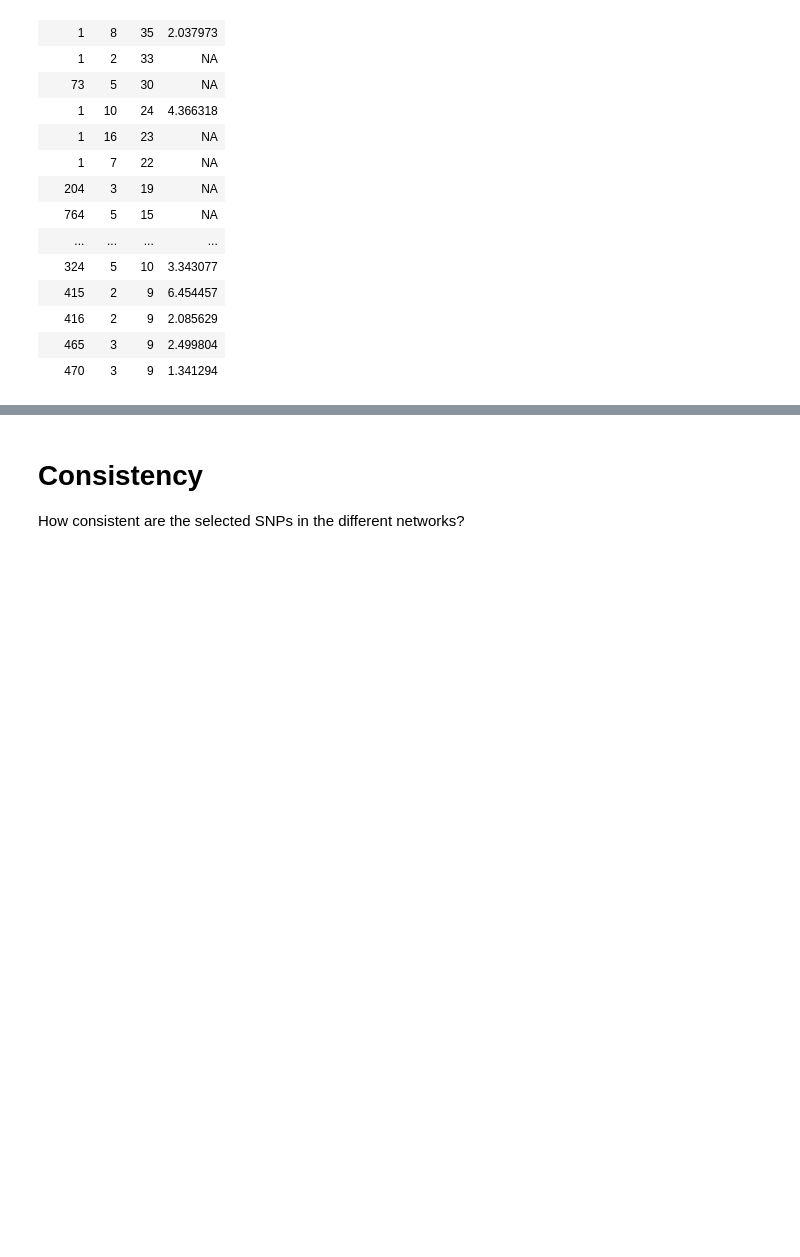
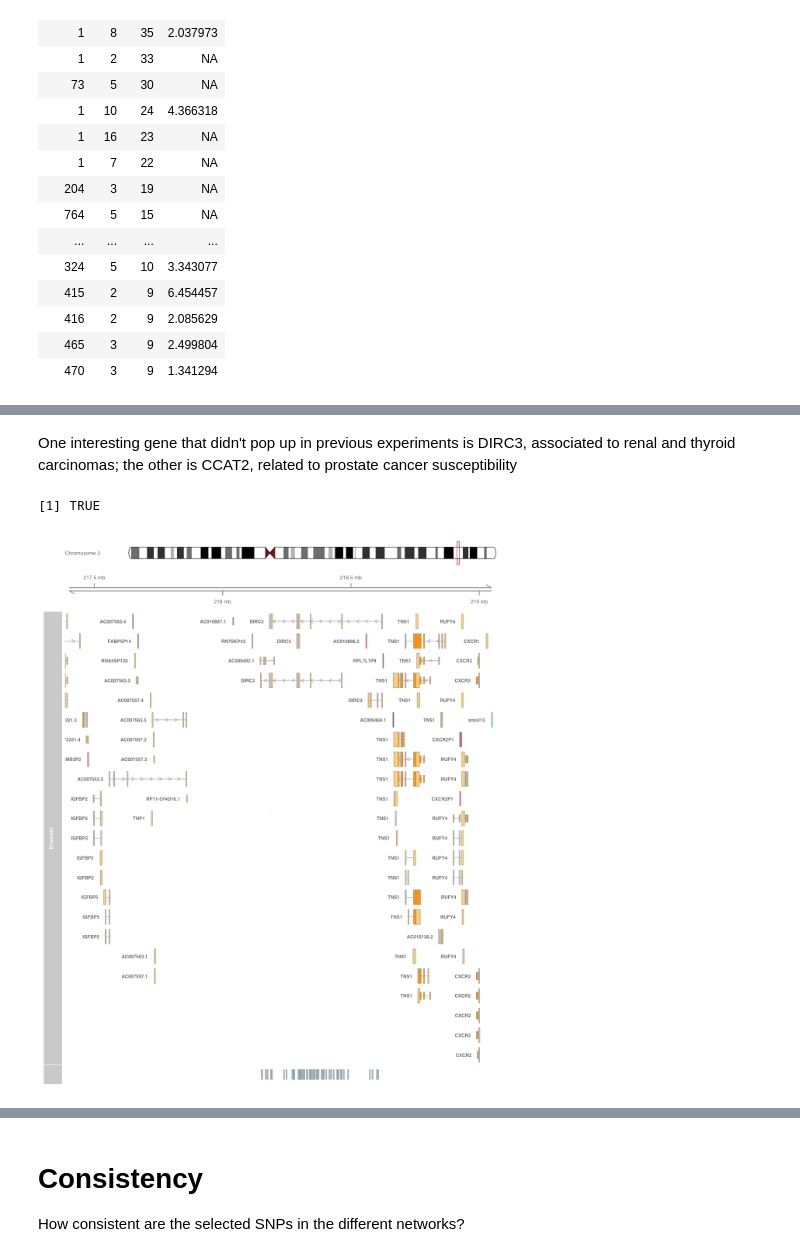
Before and after one commit to hclimente/genewa, a Jupyter notebook: results/evo/evo_analysis.ipynb, the cells around one changed output, grey strips where cells are left out. Saved outputs shown, nothing was run; the diff lists cells and outputs as text; code cells hidden in the pictures; blank space fills up the shorter version.

```diff
--- a/results/evo/evo_analysis.ipynb
+++ b/results/evo/evo_analysis.ipynb
@@ -199,0 +309,12 @@ plot_ideogram(gi, net)
+# %% [markdown]
+One interesting gene that didn't pop up in previous experiments is DIRC3, associated to renal and thyroid carcinomas; the other is CCAT2, related to prostate cancer susceptibility
+# %%
+options(repr.plot.width=10, repr.plot.height=12)
+
+gi %>%
+    # DIRC3 SNPs
+    filter(selected & chr == 2 & pos > 218150948 & pos < 218606227) %>%
+    plot_snp_cluster(., .$cluster, chr = 2)
+# %% [output]
+[1] TRUE
+[figure, added]
```
Also changed, not shown: parts of 21 cells of this notebook.
